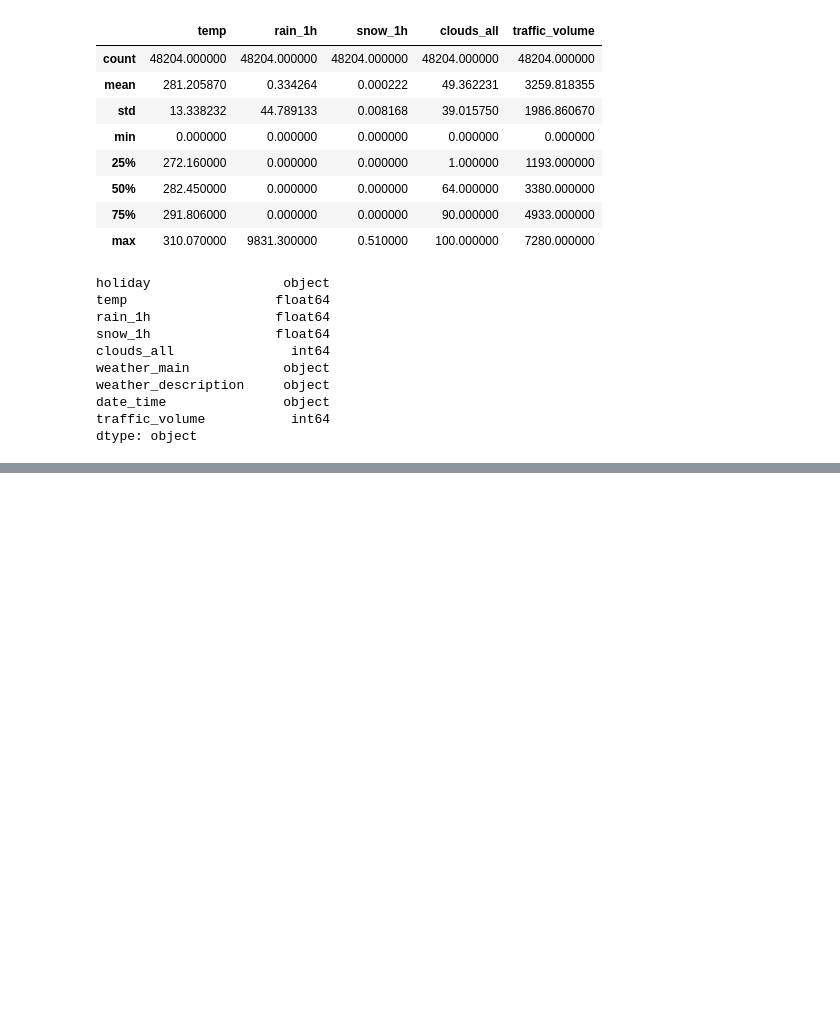
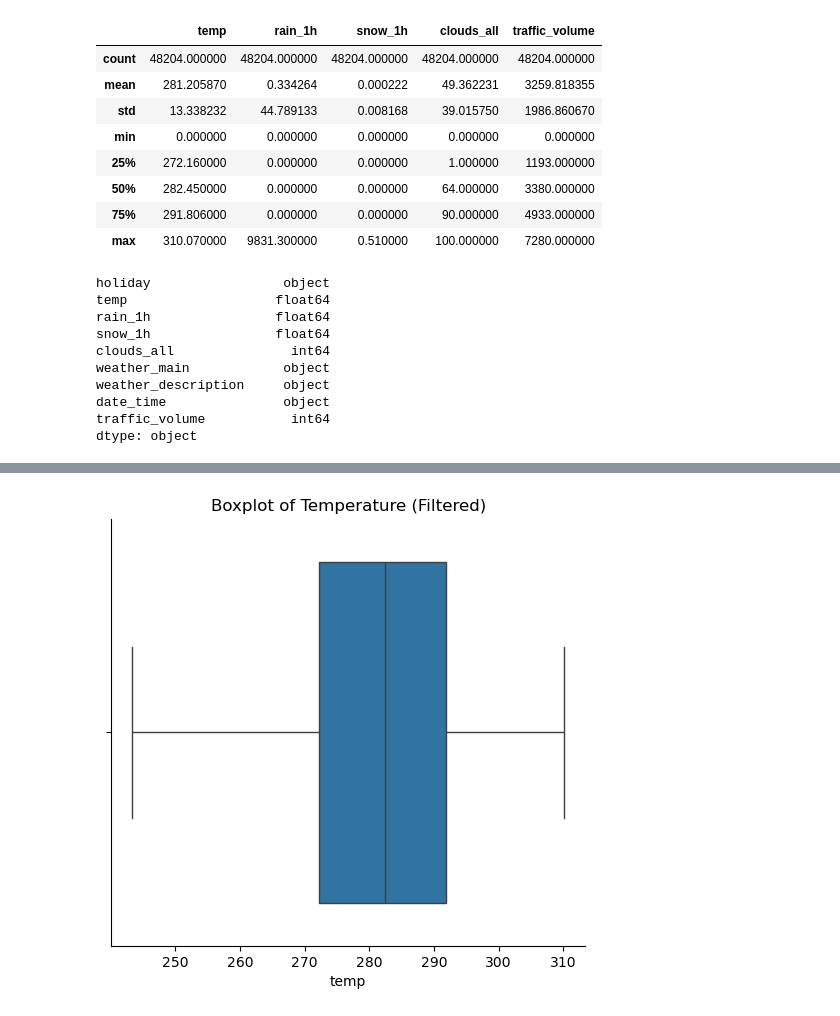
Before and after one commit to emilyrosebutz/traffic-linear-regression, a Jupyter notebook: LinearRegressionHW.ipynb, the cells around one changed output, grey strips where cells are left out. Drawn from its saved outputs; the diff is of its cells as text; code cells hidden in the pictures; blank space fills up the shorter version.

```diff
--- a/LinearRegressionHW.ipynb
+++ b/LinearRegressionHW.ipynb
@@ -91,0 +133,9 @@ dtype: object
+# %%
+# Keep only the rows where the temperature is greater than 0,
+# since a temperature of 0 kelvin is physically impossible and likely indicates a data entry error.
+df = df[df['temp'] > 0]
+sns.catplot(df, x = 'temp',kind = 'box')
+plt.title('Boxplot of Temperature (Filtered)')
+plt.show()
+# %% [output]
+[figure, added]
```
Also changed, not shown: parts of 23 cells of this notebook, 1 other file.
